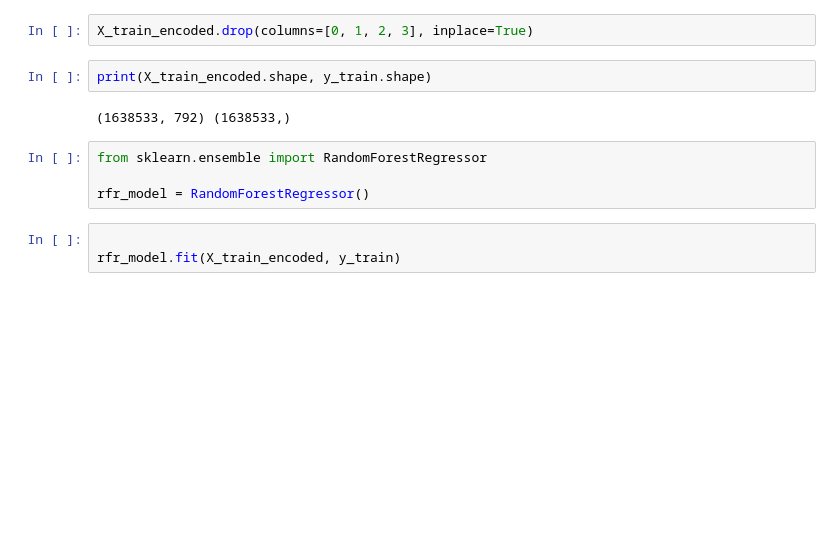
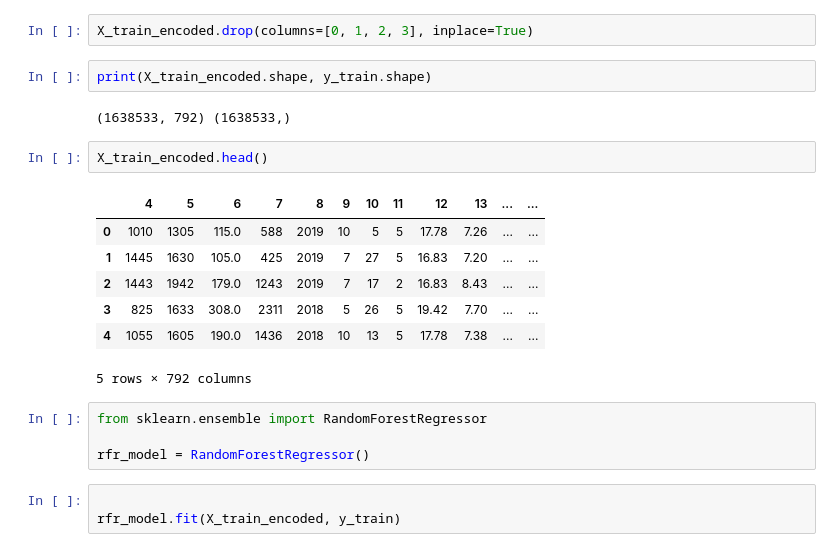
Before and after one commit to btmarsh6/mid-term-project-I, a Jupyter notebook: Ben_Model_Testing.ipynb, the cells around one changed output. Saved outputs shown, nothing was run; the diff lists cells and outputs as text; blank space fills up the shorter version.

```diff
--- a/Ben_Model_Testing.ipynb
+++ b/Ben_Model_Testing.ipynb
@@ -294,6 +294,16 @@ X_train_encoded.drop(columns=[0, 1, 2, 3], inplace=True)
 print(X_train_encoded.shape, y_train.shape)
 # %% [output]
 (1638533, 792) (1638533,)
+# %%
+X_train_encoded.head()
+# %% [output]
+|  | 4 | 5 | 6 | 7 | 8 | 9 | 10 | 11 | 12 | 13 | ... | ... |
+| 0 | 1010 | 1305 | 115.0 | 588 | 2019 | 10 | 5 | 5 | 17.78 | 7.26 | ... | ... |
+| 1 | 1445 | 1630 | 105.0 | 425 | 2019 | 7 | 27 | 5 | 16.83 | 7.20 | ... | ... |
+| 2 | 1443 | 1942 | 179.0 | 1243 | 2019 | 7 | 17 | 2 | 16.83 | 8.43 | ... | ... |
+| 3 | 825 | 1633 | 308.0 | 2311 | 2018 | 5 | 26 | 5 | 19.42 | 7.70 | ... | ... |
+| 4 | 1055 | 1605 | 190.0 | 1436 | 2018 | 10 | 13 | 5 | 17.78 | 7.38 | ... | ... |
+5 rows × 792 columns
 # %%
 from sklearn.ensemble import RandomForestRegressor
 
```
Also changed, not shown: parts of 7 cells of this notebook, 1 other file.
